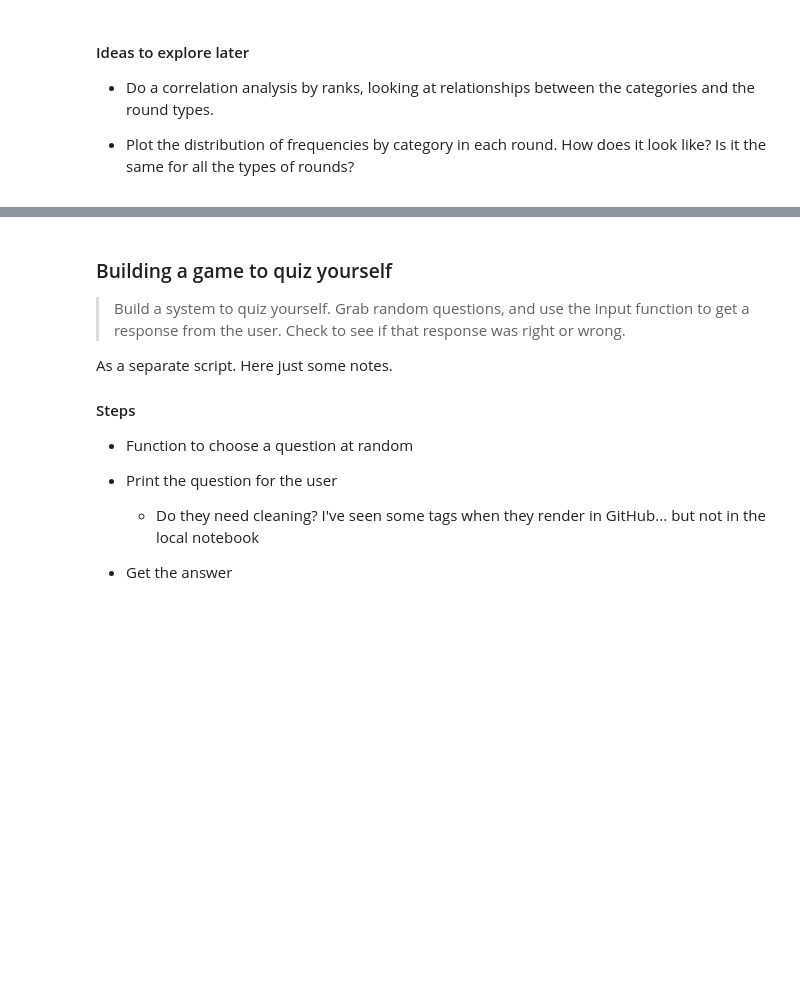
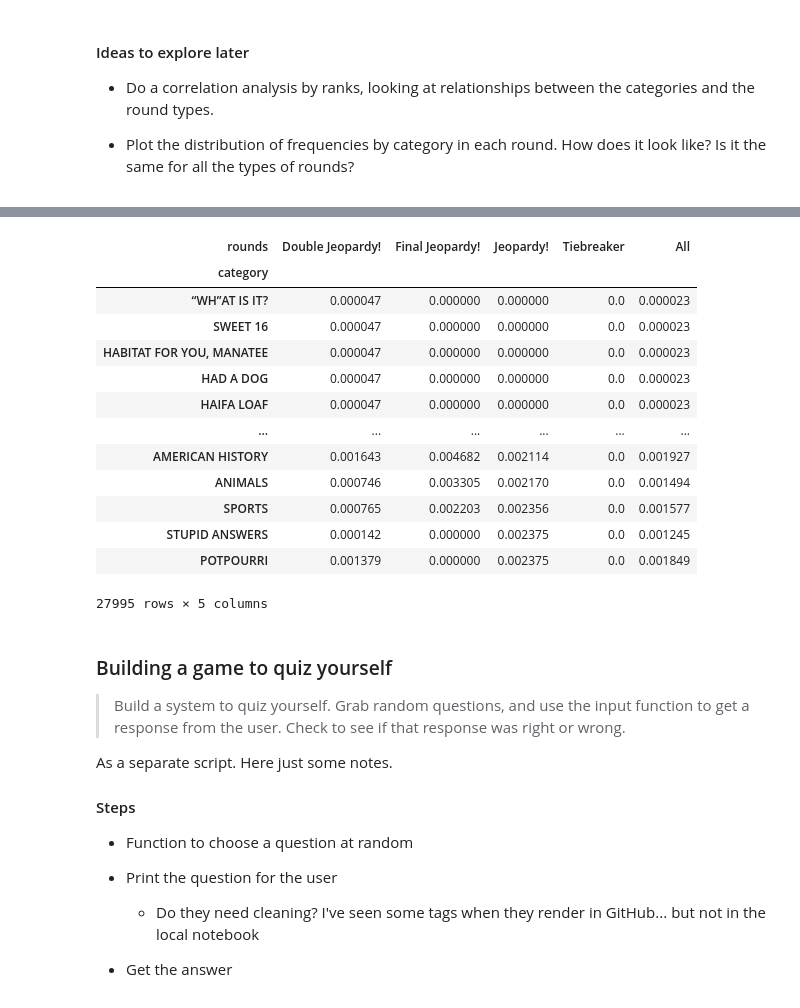
Before and after one commit to doriona/codecademy_data_manipulation_pandas, a Jupyter notebook: Data_Manipulation_Pandas_Jeopardy_Project.ipynb, the cells around one changed output, grey strips where cells are left out. Cells and saved outputs as stored; diff of their text form; code cells hidden in the pictures; blank space fills up the shorter version.

Commit message:
Add note about pandas.crosstab

```diff
--- a/Data_Manipulation_Pandas_Jeopardy_Project.ipynb
+++ b/Data_Manipulation_Pandas_Jeopardy_Project.ipynb
@@ -773,3 +777,20 @@ jeopardy_data[jeopardy_data['rounds'] == 'Tiebreaker']
+# %%
+pd.crosstab(jeopardy_data.category, jeopardy_data.rounds, normalize = 'columns', margins = True).sort_values('Jeopardy!')
+# %% [output]
+| rounds | Double Jeopardy! | Final Jeopardy! | Jeopardy! | Tiebreaker | All |
+| category |  |  |  |  |  |
+| “WH”AT IS IT? | 0.000047 | 0.000000 | 0.000000 | 0.0 | 0.000023 |
+| SWEET 16 | 0.000047 | 0.000000 | 0.000000 | 0.0 | 0.000023 |
+| HABITAT FOR YOU, MANATEE | 0.000047 | 0.000000 | 0.000000 | 0.0 | 0.000023 |
+| HAD A DOG | 0.000047 | 0.000000 | 0.000000 | 0.0 | 0.000023 |
+| HAIFA LOAF | 0.000047 | 0.000000 | 0.000000 | 0.0 | 0.000023 |
+| ... | ... | ... | ... | ... | ... |
+| AMERICAN HISTORY | 0.001643 | 0.004682 | 0.002114 | 0.0 | 0.001927 |
+| ANIMALS | 0.000746 | 0.003305 | 0.002170 | 0.0 | 0.001494 |
+| SPORTS | 0.000765 | 0.002203 | 0.002356 | 0.0 | 0.001577 |
+| STUPID ANSWERS | 0.000142 | 0.000000 | 0.002375 | 0.0 | 0.001245 |
+| POTPOURRI | 0.001379 | 0.000000 | 0.002375 | 0.0 | 0.001849 |
+27995 rows × 5 columns
 # %% [markdown]
 ### Building a game to quiz yourself
 >Build a system to quiz yourself. Grab random questions, and use the input function to get a response from the user. Check to see if that response was right or wrong.
```
Also changed, not shown: parts of 4 cells of this notebook.
